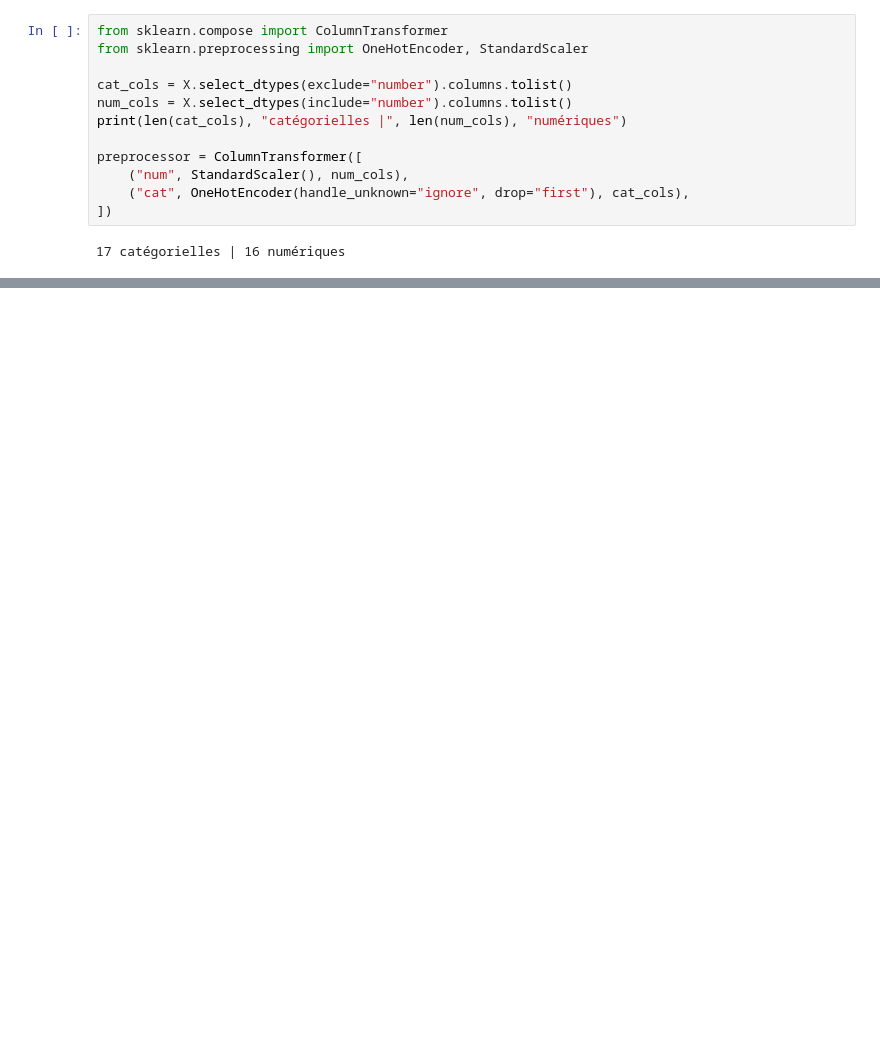
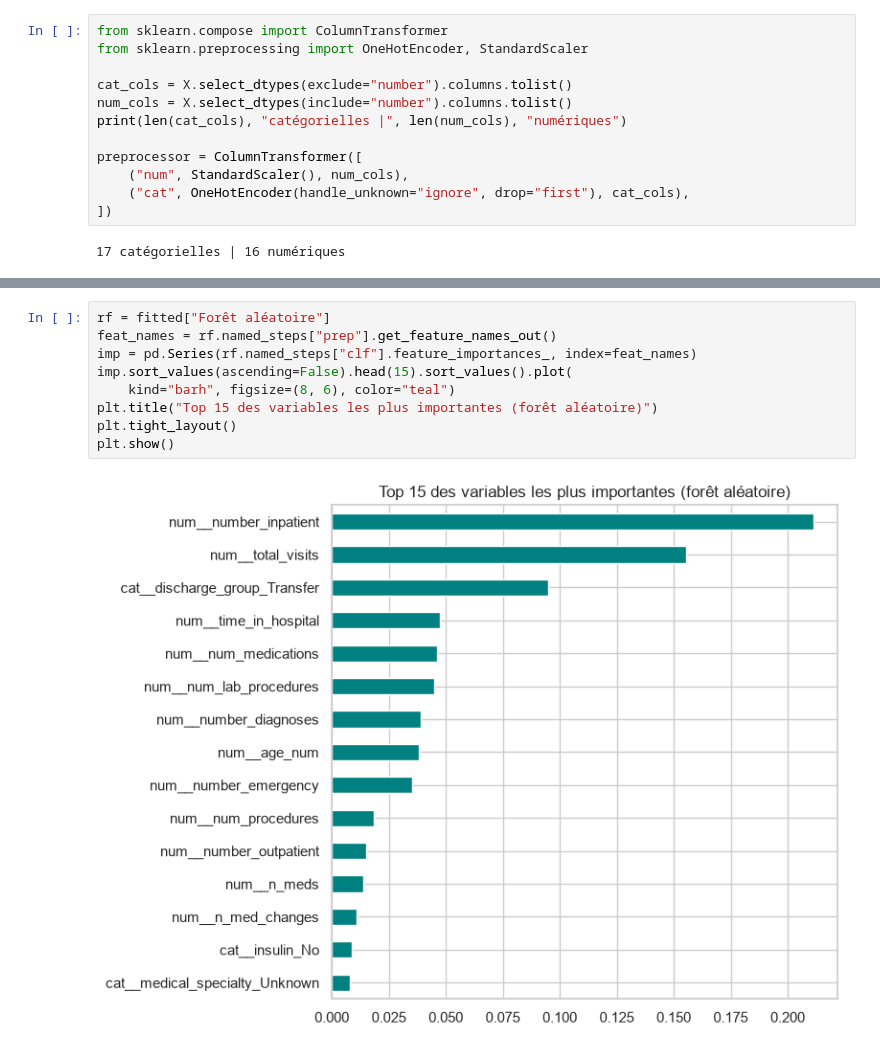
Before and after one commit to Mouhamed-Rayen-Dhaouadi/diabetes-readmission-ml, a Jupyter notebook: notbooks/lab_diabetes.ipynb, the cells around one changed output, grey strips where cells are left out. Saved outputs shown, nothing was run; the diff lists cells and outputs as text; blank space fills up the shorter version.

```diff
--- a/notbooks/lab_diabetes.ipynb
+++ b/notbooks/lab_diabetes.ipynb
@@ -869,0 +942,11 @@ display(res)
+# %%
+rf = fitted["Forêt aléatoire"]
+feat_names = rf.named_steps["prep"].get_feature_names_out()
+imp = pd.Series(rf.named_steps["clf"].feature_importances_, index=feat_names)
+imp.sort_values(ascending=False).head(15).sort_values().plot(
+    kind="barh", figsize=(8, 6), color="teal")
+plt.title("Top 15 des variables les plus importantes (forêt aléatoire)")
+plt.tight_layout()
+plt.show()
+# %% [output]
+[figure, added]
```
Also changed, not shown: parts of 15 cells of this notebook, 2 other files.
